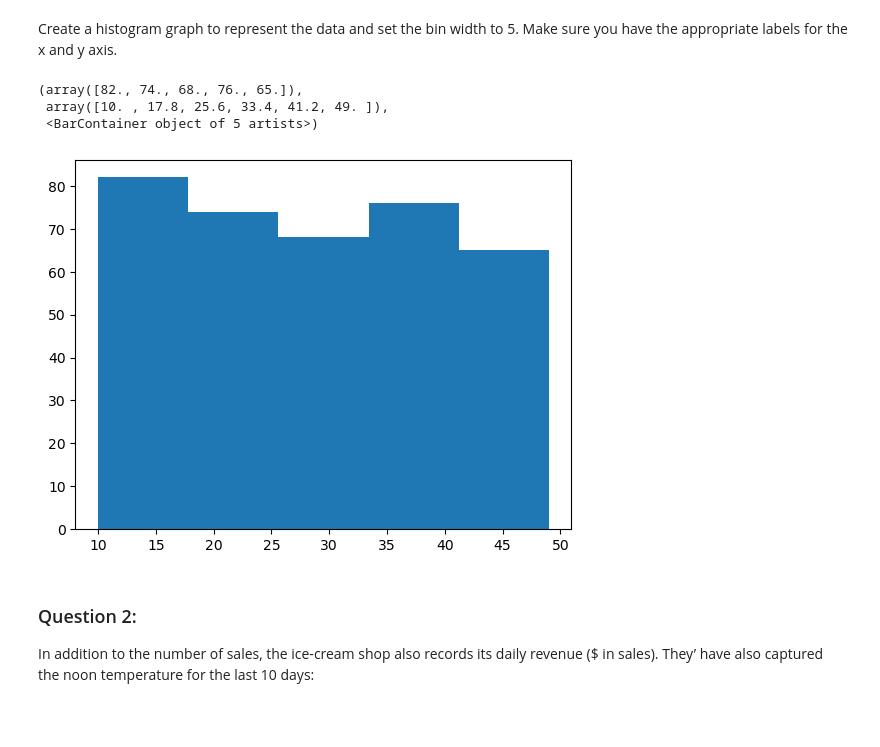
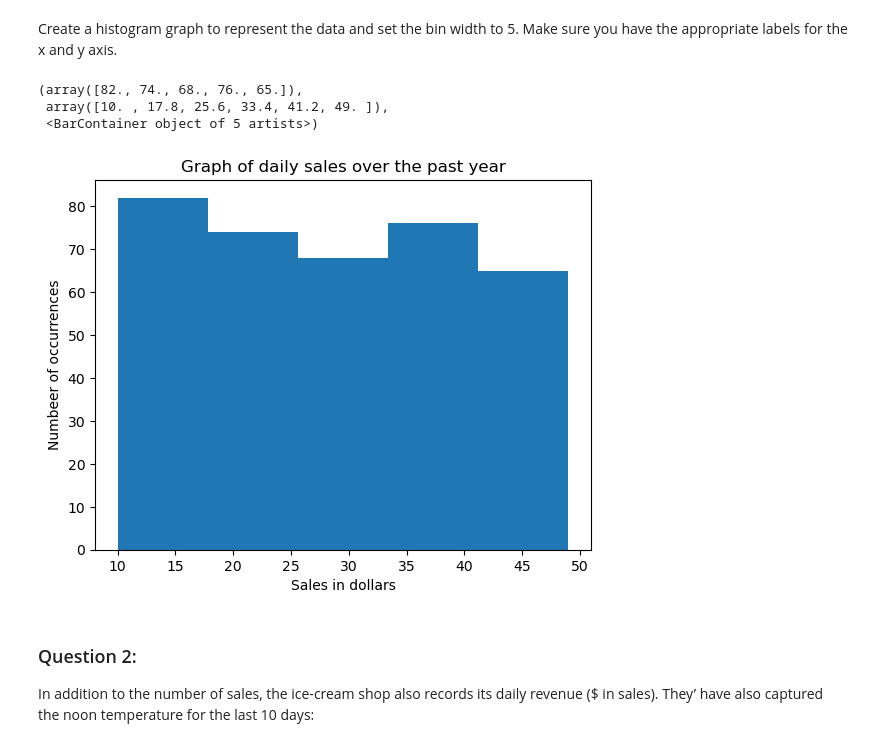
Before and after one commit to kc8son/GrandCircus, a Jupyter notebook: Day031/Day031.ipynb, the cells around one changed output. Drawn from its saved outputs; the diff is of its cells as text; code cells hidden in the pictures; blank space fills up the shorter version.

Commit message:
reviewed my work, found a data bug and added titles and a heading to the first chart.

```diff
--- a/Day031/Day031.ipynb
+++ b/Day031/Day031.ipynb
@@ -15,14 +35,17 @@ import matplotlib.pyplot as plt
 # %% [markdown]
 Create a histogram graph to represent the data and set the bin width to 5. Make sure you have the appropriate labels for the x and y axis.
 # %%
-# Convert the list to dataframe
-df_sales = pd.DataFrame(dly_sales, columns=['Daily Sales'])
+# Plot the values.
+plt.title("Graph of daily sales over the past year") #title
+plt.xlabel("Sales in dollars") #x label
+plt.ylabel("Numbeer of occurrences") #y label
+
 plt.hist(df_sales['Daily Sales'], bins=5)
 # %% [output]
 (array([82., 74., 68., 76., 65.]),
  array([10. , 17.8, 25.6, 33.4, 41.2, 49. ]),
  <BarContainer object of 5 artists>)
-[figure, old version]
+[figure, new version]
 # %% [markdown]
 ### Question 2:
 In addition to the number of sales, the ice-cream shop also records its daily revenue ($ in sales). They’ have also captured the noon temperature for the last 10 days:
```
Also changed, not shown: parts of 12 cells of this notebook, 1 other file.
